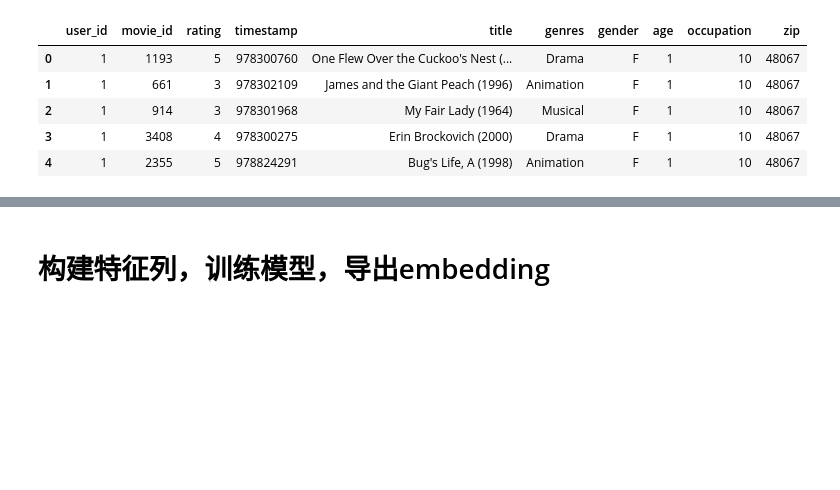
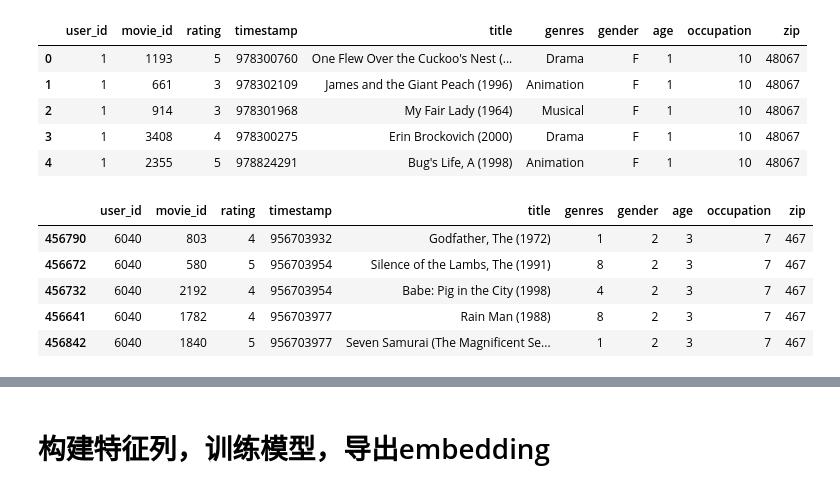
Before and after one commit to dream-365/notebooks, a Jupyter notebook: rec/MovieLen1M_YoutubeDNN.ipynb, the cells around one changed output, grey strips where cells are left out. Cells and saved outputs as stored; diff of their text form; code cells hidden in the pictures; blank space fills up the shorter version.

```diff
--- a/rec/MovieLen1M_YoutubeDNN.ipynb
+++ b/rec/MovieLen1M_YoutubeDNN.ipynb
@@ -183,0 +180,17 @@ data.head()
+# %%
+# 稀疏特征列表
+sparse_features = ["movie_id", "user_id",
+                    "gender", "age", "occupation", "zip", "genres"]
+
+# 创建特征处理器并处理特征
+feature_processor = FeatureProcessor(data, sparse_features)
+user_profile, item_profile, user_item_list = feature_processor.process_features()
+
+feature_processor.data.head()
+# %% [output]
+|  | user_id | movie_id | rating | timestamp | title | genres | gender | age | occupation | zip |
+| 456790 | 6040 | 803 | 4 | 956703932 | Godfather, The (1972) | 1 | 2 | 3 | 7 | 467 |
+| 456672 | 6040 | 580 | 5 | 956703954 | Silence of the Lambs, The (1991) | 8 | 2 | 3 | 7 | 467 |
+| 456732 | 6040 | 2192 | 4 | 956703954 | Babe: Pig in the City (1998) | 4 | 2 | 3 | 7 | 467 |
+| 456641 | 6040 | 1782 | 4 | 956703977 | Rain Man (1988) | 8 | 2 | 3 | 7 | 467 |
+| 456842 | 6040 | 1840 | 5 | 956703977 | Seven Samurai (The Magnificent Se... | 1 | 2 | 3 | 7 | 467 |
```
Also changed, not shown: parts of 6 cells of this notebook.
